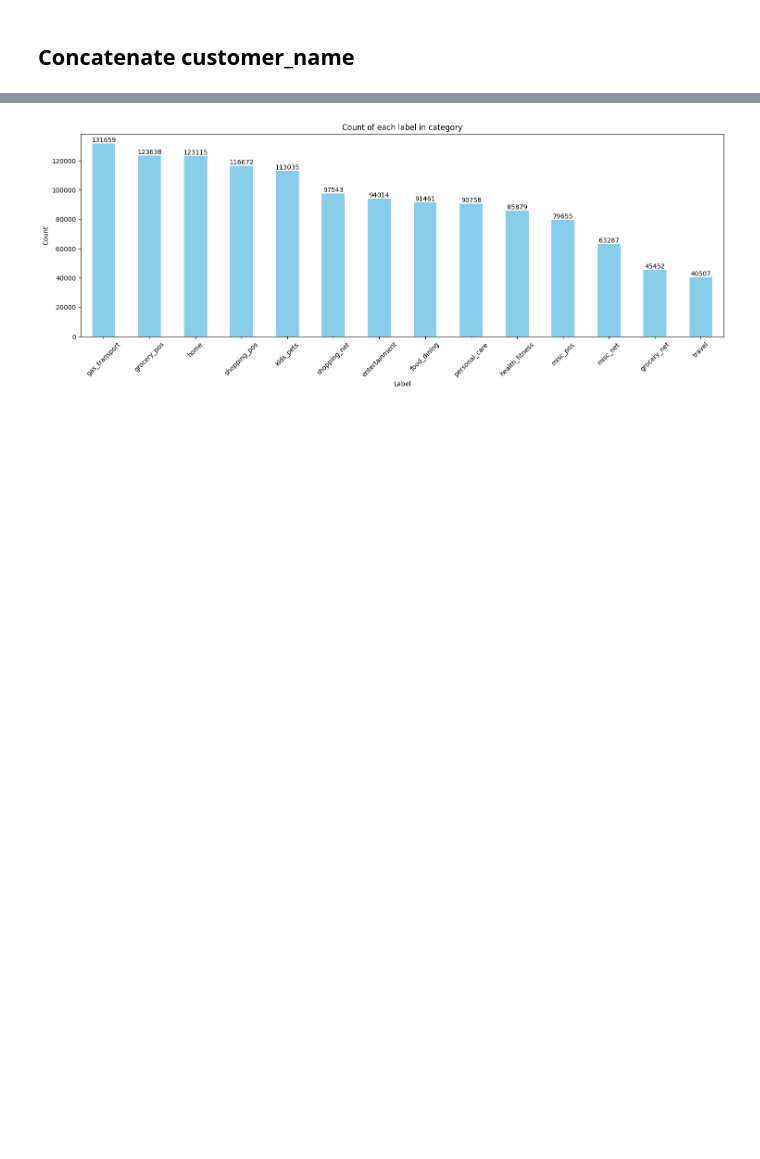
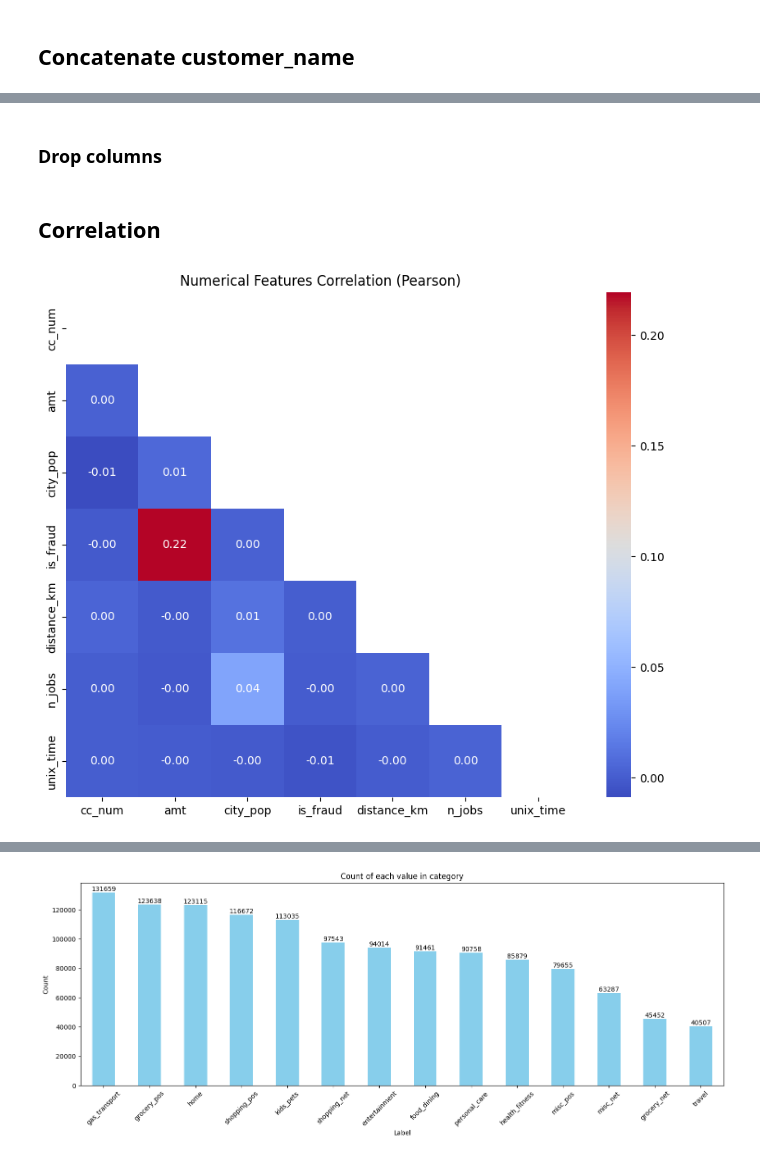
Before and after one commit to AubLambert/FraudDetection, a Jupyter notebook: Fraud_Detection.ipynb, the cells around one changed output, grey strips where cells are left out. Cells and saved outputs as stored; diff of their text form; code cells hidden in the pictures; blank space fills up the shorter version.

```diff
--- a/Fraud_Detection.ipynb
+++ b/Fraud_Detection.ipynb
@@ -378,0 +441,10 @@ dtype: int64
+# %%
+from datetime import datetime
+
+current_year = datetime.now().year
+
+df_viz_2["dob"] = pd.to_datetime(df_viz_2["dob"])
+df_viz_2["dob_year"] = df_viz_2["dob"].dt.year
+
+df_viz_2["age"] = current_year - df_viz_2["dob_year"]
+df_viz_2 = df_viz_2.drop("dob_year", axis=1)
@@ -378,0 +455,18 @@ dtype: int64
+# %%
+# As the original unix_time is not appropriate, I will drop it
+df_viz_2 = df_viz_2.drop("unix_time", axis=1)
+# %%
+df_viz_2["trans_date_trans_time"] = pd.to_datetime(df_viz_2["trans_date_trans_time"])
+
+# Create a new column with unix_time (seconds since epoch)
+df_viz_2["unix_time"] = df_viz_2["trans_date_trans_time"].astype(int) // 10**9
+# %% [markdown]
+### Drop columns
+# %%
+df_viz_2 = df_viz_2.drop(["trans_date_trans_time", "dob", "trans_num"], axis=1)
+# %% [markdown]
+## Correlation
+# %%
+num_corr(df_viz_2)
+# %% [output]
+[figure, added]
```
Also changed, not shown: parts of 57 cells of this notebook.
